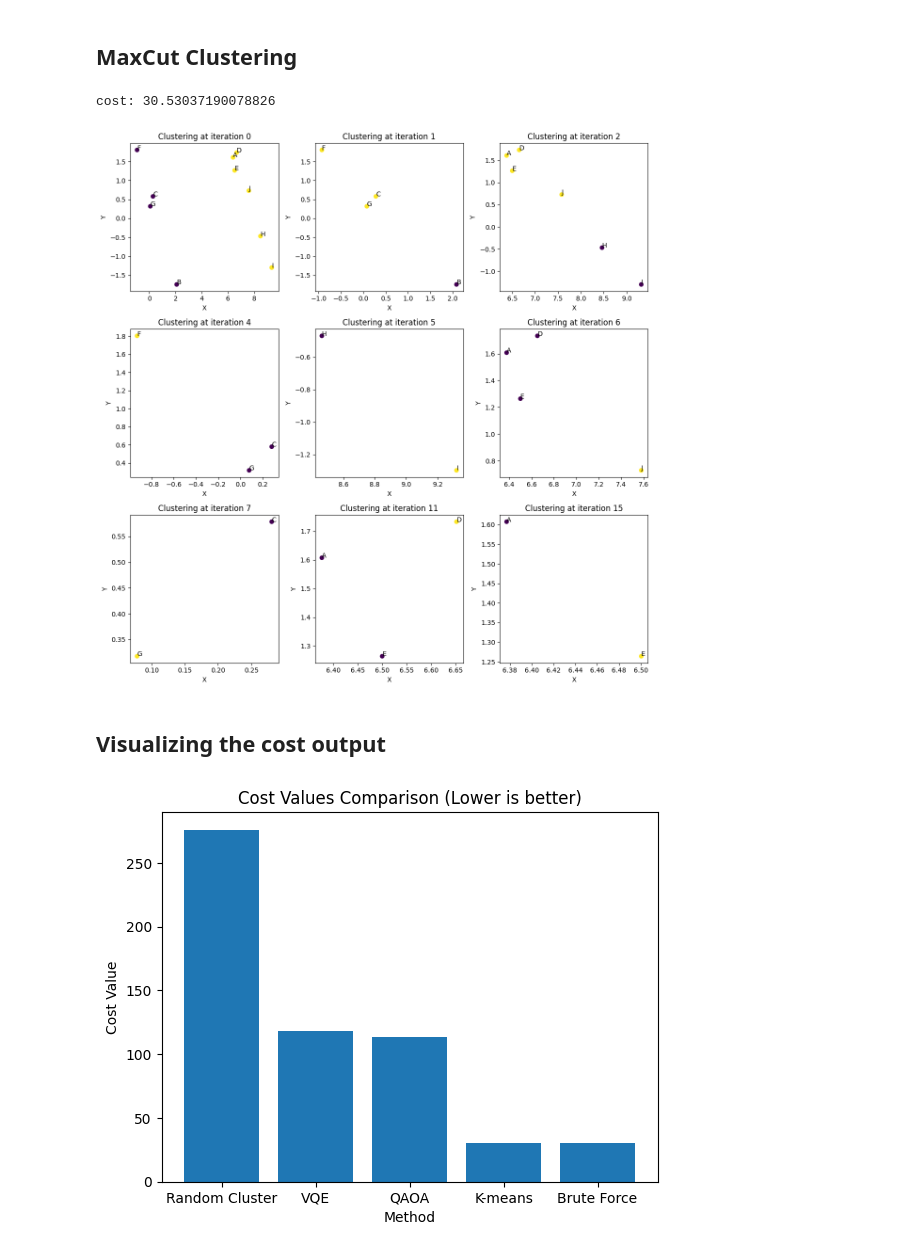
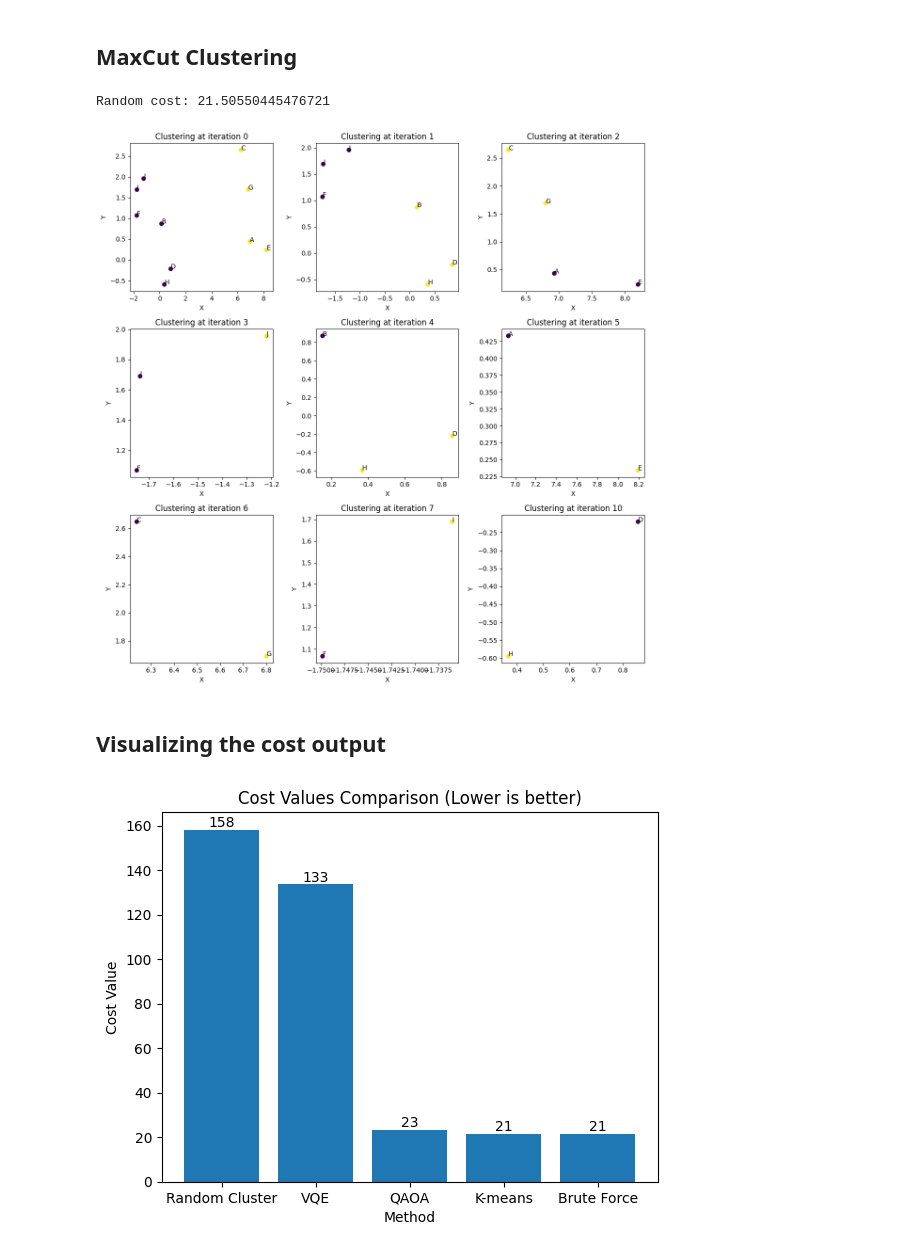
Before and after one commit to Boniface316/bigdata_vqa, a Jupyter notebook: Notebooks/Divisive_clustering_toy_experiment.ipynb, the cells around one changed output. Saved outputs shown, nothing was run; the diff lists cells and outputs as text; code cells hidden in the pictures.

Commit message:
refactor(divisive): code follows the sklearn approach -DC

```diff
--- a/Notebooks/Divisive_clustering_toy_experiment.ipynb
+++ b/Notebooks/Divisive_clustering_toy_experiment.ipynb
@@ -44,8 +42,11 @@ coreset_vectors, coreset_weights = coreset.get_best_coresets()
 # %% [output]
 Using BFL2 method to generate coresets
 # %%
+vector_columns = ["X", "Y"]
+weights_column = "weights"
+
 coreset_df = pd.DataFrame(coreset_vectors, columns=list("XY"))
-coreset_df["weights"] = coreset_weights
+coreset_df[weights_column] = coreset_weights
 coreset_df["Name"] = [chr(i + 65) for i in coreset_df.index]
 coreset_df
 # %% [output]
@@ -200,20 +199,13 @@ cost: 276.0620544826551
 # %% [markdown]
 ## KMeans clustering
 # %%
-divisive_clustering = DivisiveClusteringKMeans()
-
-hierarchial_clustering_sequence_KMeans = divisive_clustering.get_divisive_sequence(
-    coreset_df, vector_columns=["X", "Y"]
+KMeans_divisive_clustering = DivisiveClusteringKMeans(
+    coreset_df, vector_columns=vector_columns, weights_column=weights_column
 )
 
-KMeans_cost = sum(
-    divisive_clustering.get_divisive_cluster_cost(
-        hierarchial_clustering_sequence_KMeans, coreset_df, vector_columns=["X", "Y"]
-    )
-)
+KMeans_divisive_clustering.fit()
 
-print(f"cost: {KMeans_cost}")
+kMeans_cost = KMeans_divisive_clustering.cost
 
-dendo = Dendrogram(coreset_df, hierarchial_clustering_sequence_KMeans)
-dendo.plot_hierarchial_split(hierarchial_clustering_sequence_KMeans, coreset_df)
+print(f"Random cost: {kMeans_cost}")
 # %% [output]
@@ -222,38 +217,38 @@ cost: 30.509456619343645
 # %% [markdown]
 ## MaxCut Clustering
 # %%
-divisive_clustering = DivisiveClusteringMaxCut()
-
-hierarchial_clustering_sequence_MaxCut = divisive_clustering.get_divisive_sequence(
-    coreset_df, vector_columns=["X", "Y"]
+MaxCut_divisive_clustering = DivisiveClusteringMaxCut(
+    coreset_df, vector_columns=vector_columns, weights_column=weights_column
 )
 
-MaxCut_cost = sum(
-    divisive_clustering.get_divisive_cluster_cost(
-        hierarchial_clustering_sequence_MaxCut, coreset_df, vector_columns=["X", "Y"]
-    )
-)
+MaxCut_divisive_clustering.fit()
 
-print(f"cost: {MaxCut_cost}")
+MaxCut_cost = MaxCut_divisive_clustering.cost
+
+print(f"Random cost: {kMeans_cost}")
 # %% [output]
-cost: 30.53037190078826
+Random cost: 21.50550445476721
 # %%
-dendo = Dendrogram(coreset_df, hierarchial_clustering_sequence_MaxCut)
-dendo.plot_hierarchial_split(hierarchial_clustering_sequence_MaxCut, coreset_df)
+MaxCut_divisive_clustering.plot_hierarchial_split()
 # %% [output]
-[figure, old version]
+[figure, new version]
 # %% [markdown]
 ## Visualizing the cost output
 # %%
-cost_values = [random_cost, VQE_cost, QAOA_cost, KMeans_cost, MaxCut_cost]
+cost_values = [random_cost, VQE_cost, QAOA_cost, kMeans_cost, MaxCut_cost]
 
 labels = ["Random Cluster", "VQE", "QAOA", "K-means", "Brute Force"]
 
 plt.bar(labels, cost_values)
+
+# Display cost values on top of each bar
+for i, v in enumerate(cost_values):
+    plt.text(i, v, int(v), ha="center", va="bottom")
+
 plt.xlabel("Method")
 plt.ylabel("Cost Value")
 plt.title("Cost Values Comparison (Lower is better)")
 
 plt.show()
 # %% [output]
-[figure, old version]
+[figure, new version]
```
Also changed, not shown: parts of 16 cells of this notebook, 13 other files.
